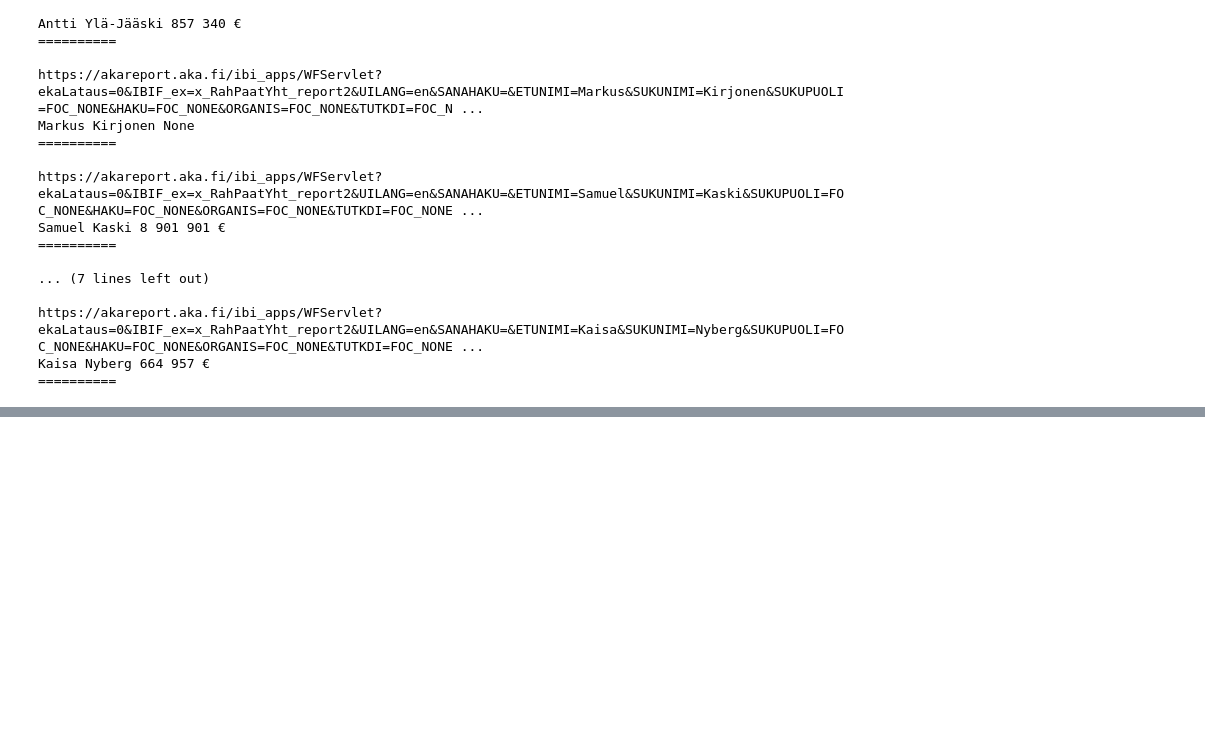
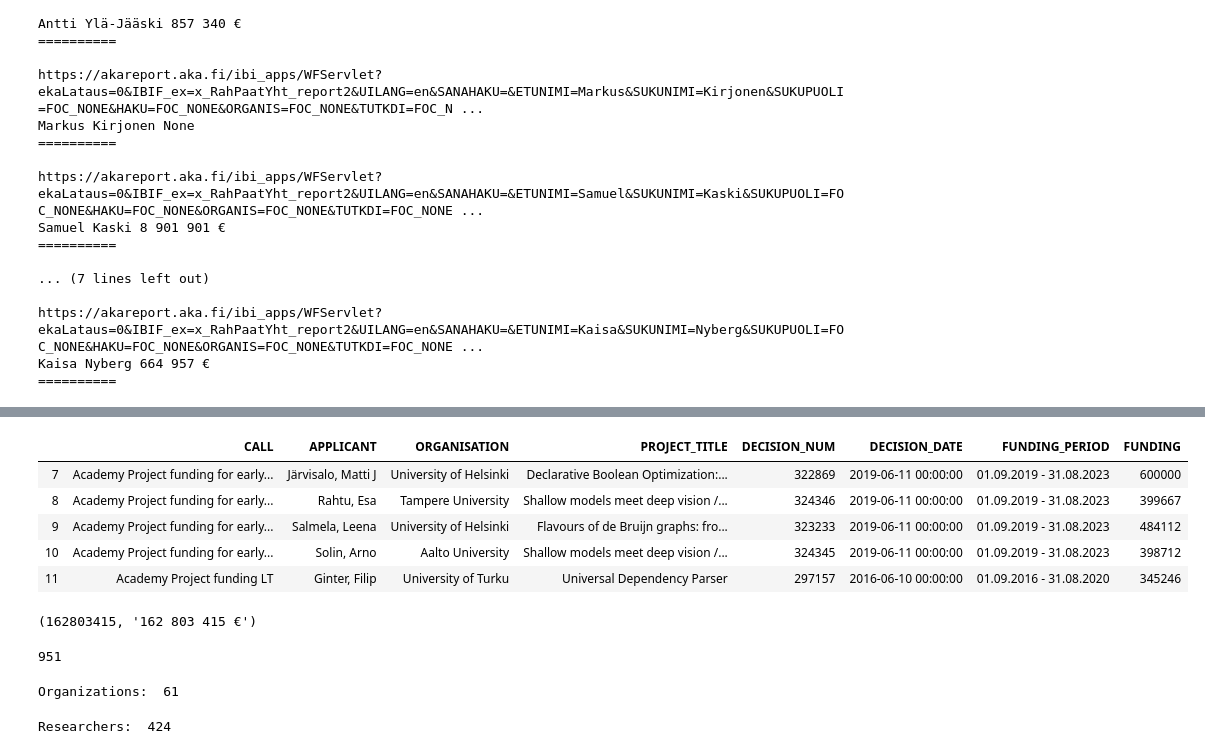
Before and after one commit to coandrei/jupyter_notebooks, a Jupyter notebook: miscellaneous/aka_rahoitus.ipynb, the cells around one changed output, grey strips where cells are left out. Cells and saved outputs as stored; diff of their text form; code cells hidden in the pictures; blank space fills up the shorter version.

```diff
--- a/miscellaneous/aka_rahoitus.ipynb
+++ b/miscellaneous/aka_rahoitus.ipynb
@@ -103,0 +115,13 @@ Kaisa Nyberg 664 957 €
+# %%
+# research field
+tutkdi = 1170
+
+d = dict(AKA_REPORT)
+d['TULOSTE'] = 'EXL07'
+d['TUTKDI'] = tutkdi
+
+html, data = get_funding_info(d)
+# %%
+# index where the list starts
+idx = data[data.iloc[:,0] == 'Call'].index[0]
+idx
@@ -103,0 +141,47 @@ Kaisa Nyberg 664 957 €
+# %%
+# report data
+df = data.iloc[idx+1:].copy()
+cols = [
+    'CALL',
+    'APPLICANT',
+    'ORGANISATION',
+    'PROJECT_TITLE',
+    'DECISION_NUM',
+    'DECISION_DATE',
+    'FUNDING_PERIOD',
+    'FUNDING',
+]
+df.columns = cols
+df['ORGANISATION'] = df['ORGANISATION'].fillna('UNKNOWN')
+df.head()
+# %% [output]
+|  | CALL | APPLICANT | ORGANISATION | PROJECT_TITLE | DECISION_NUM | DECISION_DATE | FUNDING_PERIOD | FUNDING |
+| 7 | Academy Project funding for early... | Järvisalo, Matti J | University of Helsinki | Declarative Boolean Optimization:... | 322869 | 2019-06-11 00:00:00 | 01.09.2019 - 31.08.2023 | 600000 |
+| 8 | Academy Project funding for early... | Rahtu, Esa | Tampere University | Shallow models meet deep vision /... | 324346 | 2019-06-11 00:00:00 | 01.09.2019 - 31.08.2023 | 399667 |
+| 9 | Academy Project funding for early... | Salmela, Leena | University of Helsinki | Flavours of de Bruijn graphs: fro... | 323233 | 2019-06-11 00:00:00 | 01.09.2019 - 31.08.2023 | 484112 |
+| 10 | Academy Project funding for early... | Solin, Arno | Aalto University | Shallow models meet deep vision /... | 324345 | 2019-06-11 00:00:00 | 01.09.2019 - 31.08.2023 | 398712 |
+| 11 | Academy Project funding LT | Ginter, Filip | University of Turku | Universal Dependency Parser | 297157 | 2016-06-10 00:00:00 | 01.09.2016 - 31.08.2020 | 345246 |
+# %%
+# How much funding?
+df.FUNDING.sum(), header.set_index('index').iloc[-1].values[0]
+# %% [output]
+(162803415, '162 803 415 €')
+# %%
+# How many projects?
+print(df.shape[0])
+# %% [output]
+951
+# %%
+# How many projects / organisation?
+x = df.ORGANISATION.value_counts()
+# print(x.sum(), df.ORGANISATION.shape[0])
+print('Organizations: ', x.shape[0])
+# %% [output]
+Organizations:  61
+# %%
+# How many researchers?
+x = df.APPLICANT.value_counts()
+# print(x.sum(), df.APPLICANT.shape[0])
+print('Researchers: ', x.shape[0])
+# %% [output]
+Researchers:  424
```
Also changed, not shown: parts of 17 cells of this notebook.
